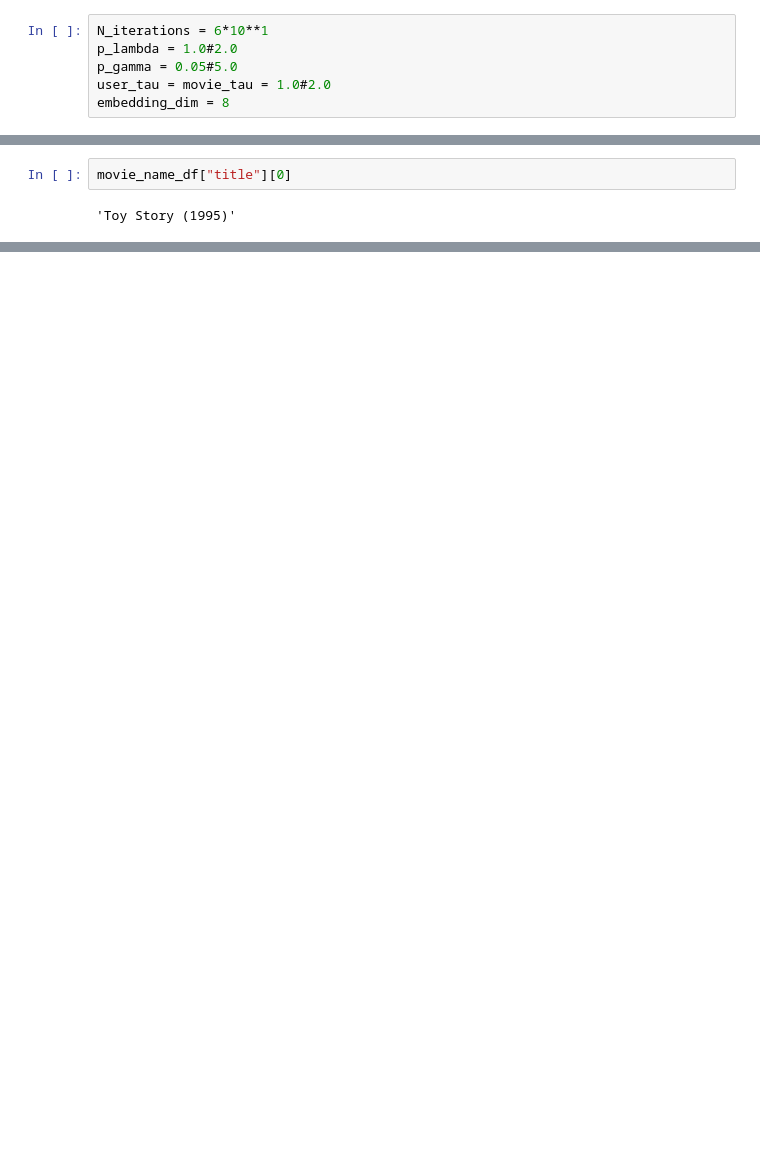
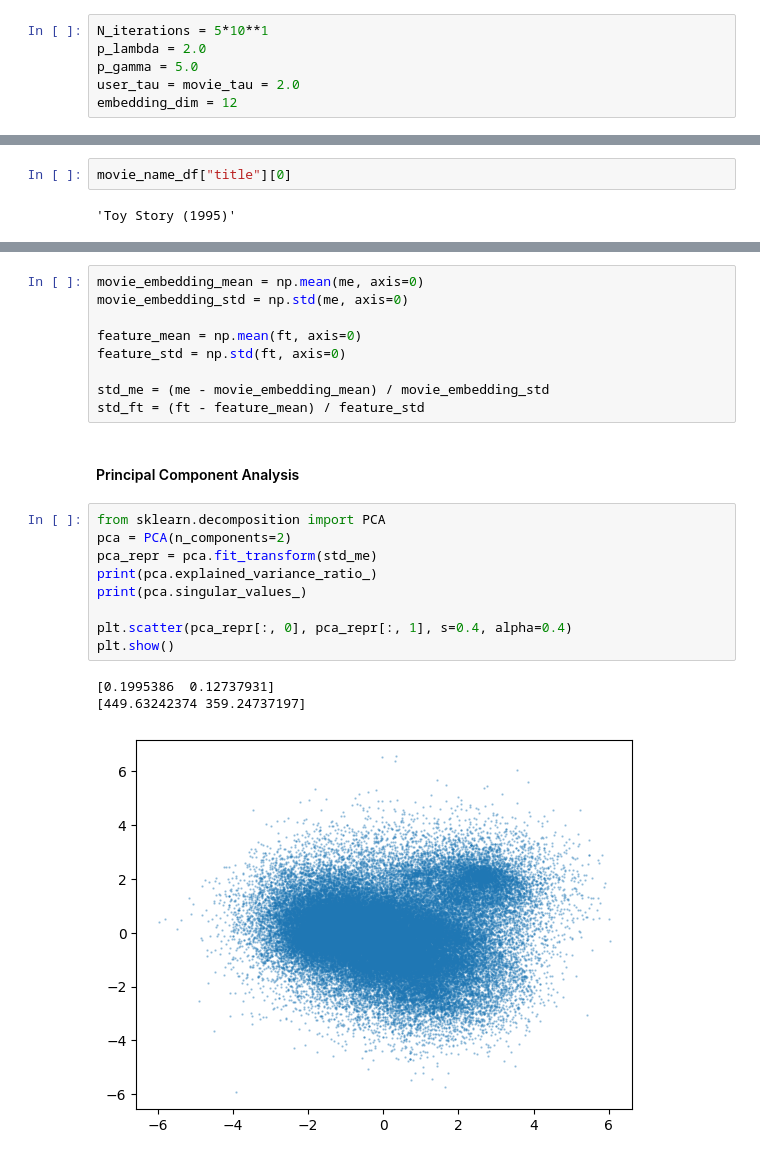
Before and after one commit to AndrianinaBA/ml_at_scale, a Jupyter notebook: main.ipynb, the cells around one changed output, grey strips where cells are left out. Cells and saved outputs as stored; diff of their text form; blank space fills up the shorter version.

```diff
--- a/main.ipynb
+++ b/main.ipynb
@@ -115,9 +115,9 @@ gc.collect()
 # %%
-N_iterations = 6*10**1
-p_lambda = 1.0#2.0
-p_gamma = 0.05#5.0
-user_tau = movie_tau = 1.0#2.0
-embedding_dim = 8
+N_iterations = 5*10**1
+p_lambda = 2.0
+p_gamma = 5.0
+user_tau = movie_tau = 2.0
+embedding_dim = 12
 # %%
 # Generating features, biases, embeddings
 # We will start without the features first
@@ -510,0 +535,24 @@ plt.show()
+# %%
+movie_embedding_mean = np.mean(me, axis=0)
+movie_embedding_std = np.std(me, axis=0)
+
+feature_mean = np.mean(ft, axis=0)
+feature_std = np.std(ft, axis=0)
+
+std_me = (me - movie_embedding_mean) / movie_embedding_std
+std_ft = (ft - feature_mean) / feature_std
+# %% [markdown]
+#### Principal Component Analysis
+# %%
+from sklearn.decomposition import PCA
+pca = PCA(n_components=2)
+pca_repr = pca.fit_transform(std_me)
+print(pca.explained_variance_ratio_)
+print(pca.singular_values_)
+
+plt.scatter(pca_repr[:, 0], pca_repr[:, 1], s=0.4, alpha=0.4)
+plt.show()
+# %% [output]
+[0.1995386  0.12737931]
+[449.63242374 359.24737197]
+[figure, added]
```
Also changed, not shown: parts of 26 cells of this notebook, 3 other files.
